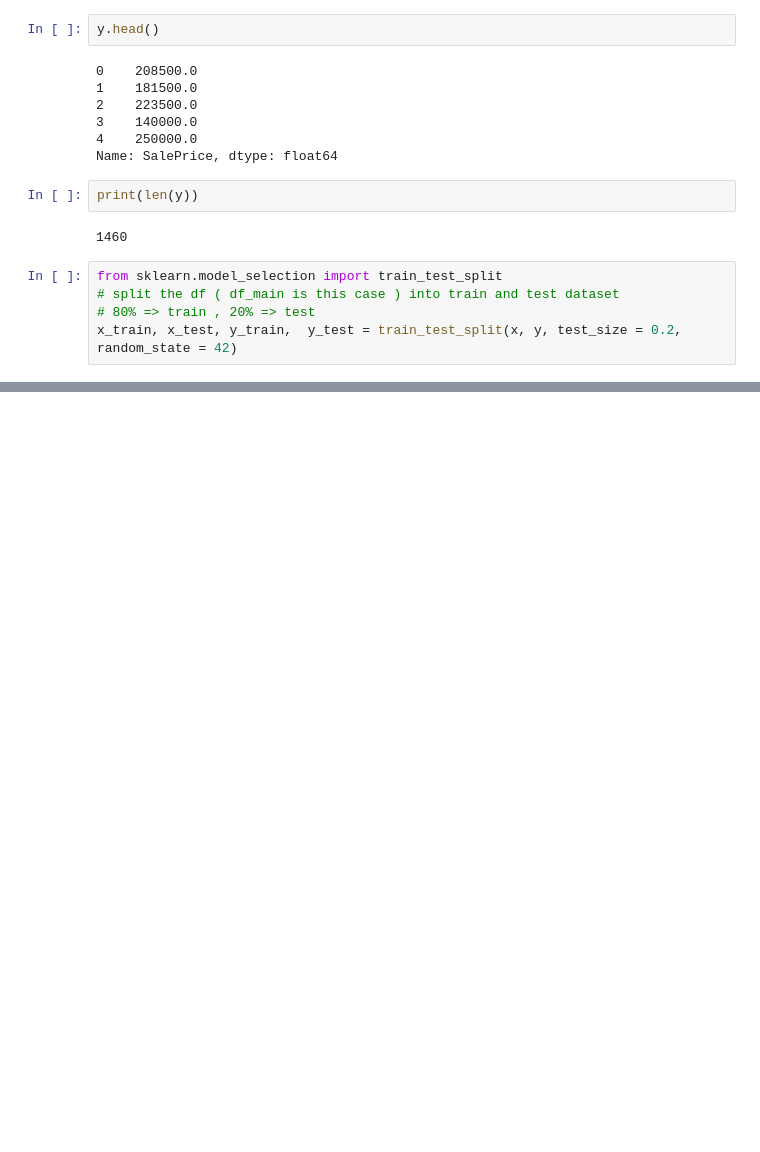
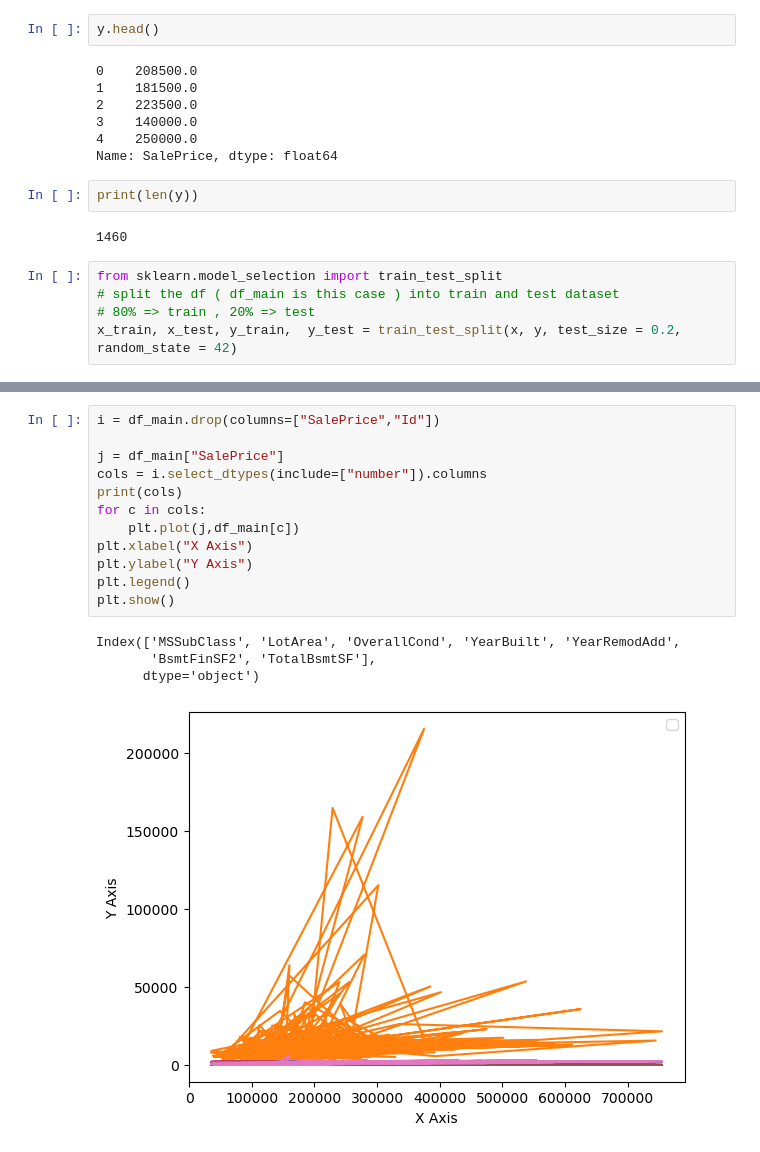
Before and after one commit to garchompSD007/EDA_ML_DL_Practice, a Jupyter notebook: first.ipynb, the cells around one changed output, grey strips where cells are left out. Saved outputs shown, nothing was run; the diff lists cells and outputs as text; blank space fills up the shorter version.

```diff
--- a/first.ipynb
+++ b/first.ipynb
@@ -251,0 +358,17 @@ Please also refer to the documentation for alternative solver options:
+# %%
+i = df_main.drop(columns=["SalePrice","Id"])
+
+j = df_main["SalePrice"]
+cols = i.select_dtypes(include=["number"]).columns
+print(cols)
+for c in cols:
+    plt.plot(j,df_main[c])
+plt.xlabel("X Axis")
+plt.ylabel("Y Axis")
+plt.legend()
+plt.show()
+# %% [output]
+Index(['MSSubClass', 'LotArea', 'OverallCond', 'YearBuilt', 'YearRemodAdd',
+       'BsmtFinSF2', 'TotalBsmtSF'],
+      dtype='object')
+[figure, added]
```
Also changed, not shown: parts of 13 cells of this notebook.
